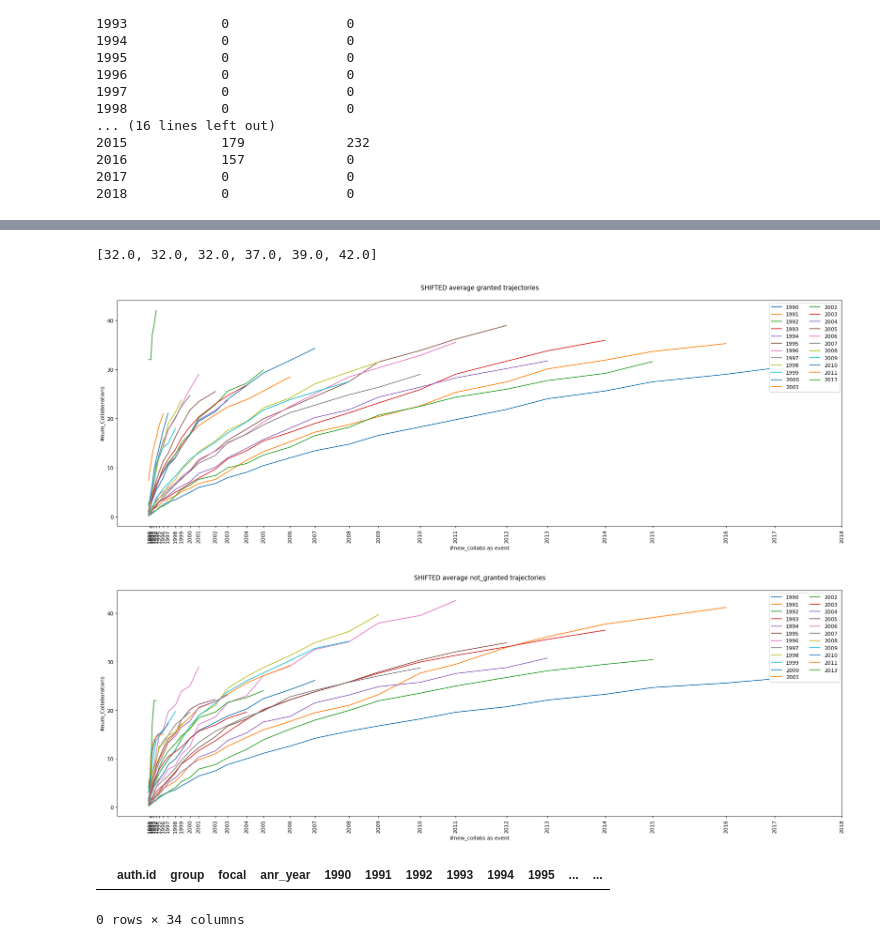
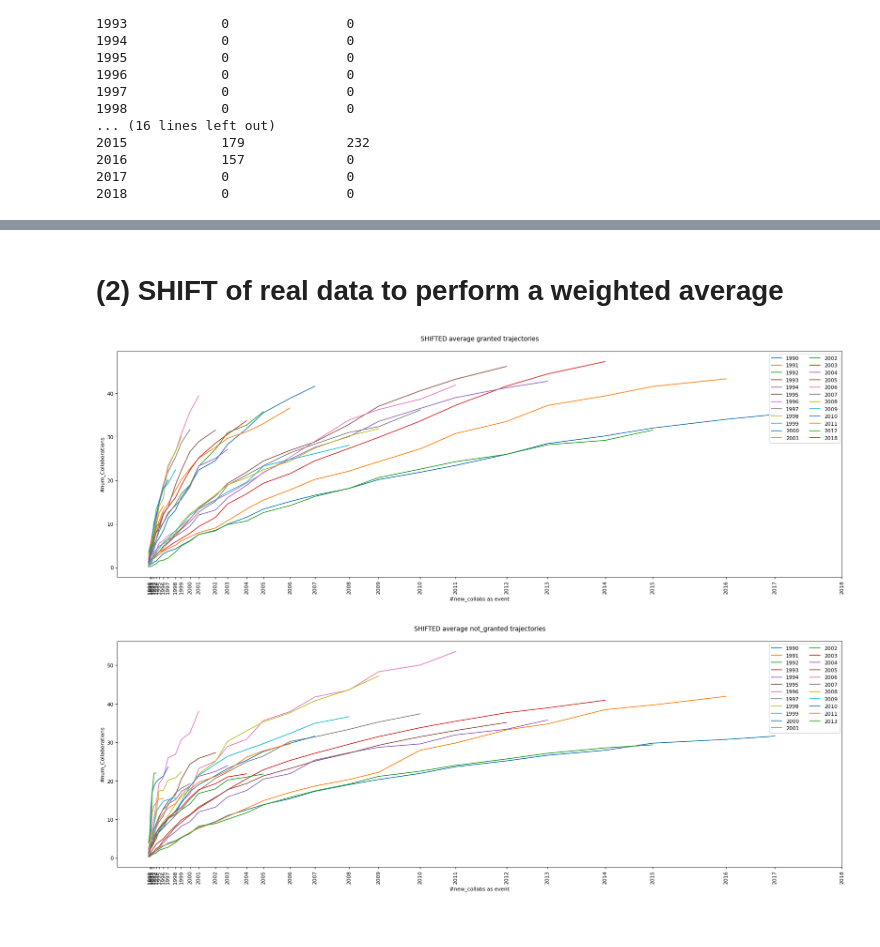
Before and after one commit to LeonardoSer/INRIA_Internship, a Jupyter notebook: 15.ipynb, the cells around one changed output, grey strips where cells are left out. Saved outputs shown, nothing was run; the diff lists cells and outputs as text; code cells hidden in the pictures.

```diff
--- a/15.ipynb
+++ b/15.ipynb
@@ -236,3 +202,5 @@ for start_y in YEARS:
+# %% [markdown]
+# (2) **SHIFT of real data to perform a weighted average**
 # %%
 ## plot shifted average granted trajectories (all at once)
 plt.figure(figsize=(25, 8), dpi=80)
@@ -242,43 +210,35 @@ plt.ylabel("#num_Collaborations")
 plt.xticks(rotation='vertical')
 
 for start_y in YEARS:
 
     focal_x, focal_avg = get_focals_avg_trajectories(EVENTS, start_y)
-    control_x, control_avg = get_controls_avg_trajectories(EVENTS, start_y)
 
     # use the shifted the x axis
-    if(focal_avg != [] and control_avg != []):
+    if(focal_avg != []):
         plt.plot(SHIFTED_X[:len(focal_x)], focal_avg, label=start_y)
 
 plt.legend(loc='upper right', ncol=2)
 plt.xticks(EVENTS, YEARS)
 plt.show()
 
 ## plot shifted average not_granted trajectories (all at once)
 plt.figure(figsize=(25, 8), dpi=80)
 plt.title("SHIFTED average not_granted trajectories\n", fontdict = {'fontsize' : 12})
 plt.xlabel("#new_collabs as event")
 plt.ylabel("#num_Collaborations")
 plt.xticks(rotation='vertical')
 
 for start_y in YEARS:
 
-    focal_x, focal_avg = get_focals_avg_trajectories(EVENTS, start_y)
     control_x, control_avg = get_controls_avg_trajectories(EVENTS, start_y)
 
     # use the shifted the x axis
-    if(focal_avg != [] and control_avg != []):
-        plt.plot(SHIFTED_X[:len(focal_x)], control_avg, label=start_y)
+    if(control_avg != []):
+        plt.plot(SHIFTED_X[:len(control_x)], control_avg, label=start_y)
 
 plt.legend(loc='upper right', ncol=2)
 plt.xticks(EVENTS, YEARS)
 plt.show()
 # %% [output]
-[32.0, 32.0, 32.0, 37.0, 39.0, 42.0]
-[figure, old version]
+[figure, new version]
-[figure, old version]
+[figure, new version]
-# %%
-granted[granted["start_year"]==2013]
-# %% [output]
-|  | auth.id | group | focal | anr_year | 1990 | 1991 | 1992 | 1993 | 1994 | 1995 | ... | ... |
-0 rows × 34 columns
```
Also changed, not shown: parts of 24 cells of this notebook, 12 other files.
